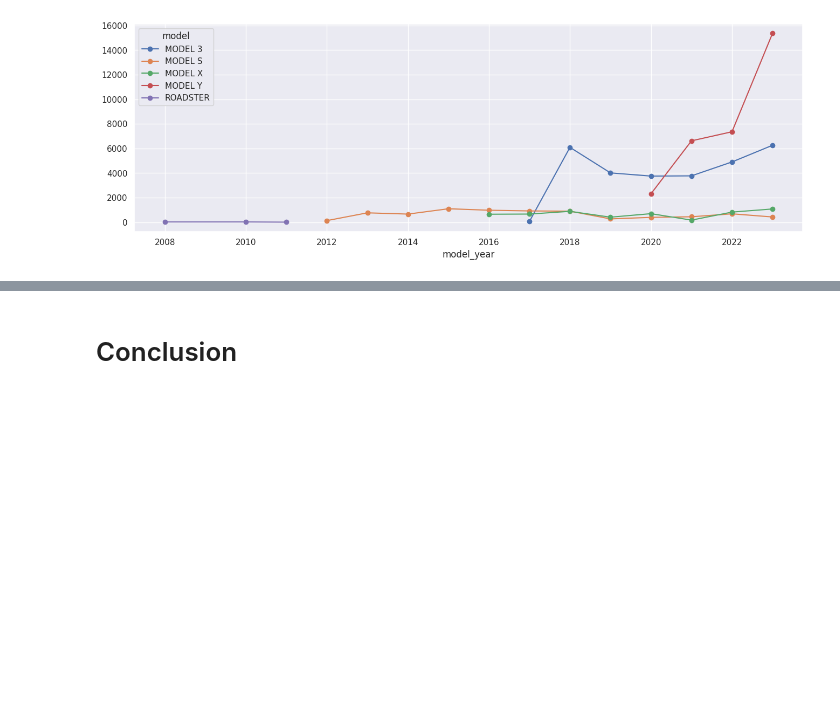
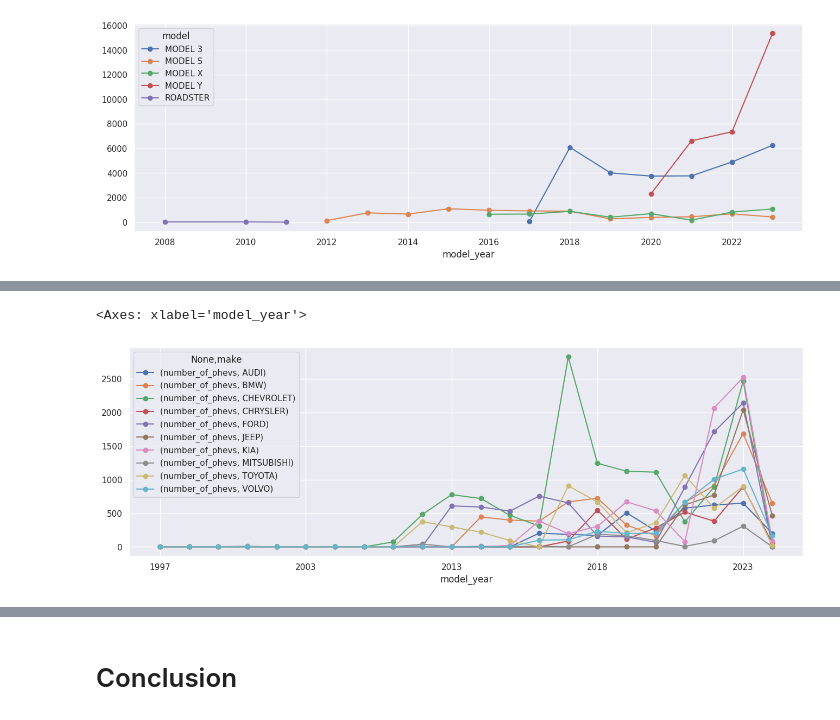
Before and after one commit to Murad1997/DS-Portfolio, a Jupyter notebook: Data_analysis_and_modeling.ipynb, the cells around one changed output, grey strips where cells are left out. Cells and saved outputs as stored; diff of their text form; code cells hidden in the pictures; blank space fills up the shorter version.

```diff
--- a/Data_analysis_and_modeling.ipynb
+++ b/Data_analysis_and_modeling.ipynb
@@ -308,0 +330,24 @@ fig, ax = plt.subplots(figsize = (16, 5))
+# %%
+top10_phevs = \
+(df[
+    df['electric_vehicle_type'] == ev_type[ev_type_index]
+    ]
+ .groupby(by = 'make')
+ .agg(number_of_phevs = ('model', 'count'))
+ .reset_index()
+ .sort_values(by = 'number_of_phevs', ascending = False)[0:10]
+ .make
+ .tolist()
+)
+# %%
+fig, ax = plt.subplots(figsize = (16, 5))
+(df[lambda df_: df_.make.isin(top10_phevs)]
+ .assign(make = lambda df_: df_.make.astype('string'))
+ .groupby(by = ['model_year', 'make'])
+ .agg(number_of_phevs = ('model', 'count'))
+ .unstack()
+ .plot(y = ['number_of_phevs'], style = '-o', ax = ax)
+)
+# %% [output]
+<Axes: xlabel='model_year'>
+[figure, added]
```
Also changed, not shown: parts of 8 cells of this notebook.
